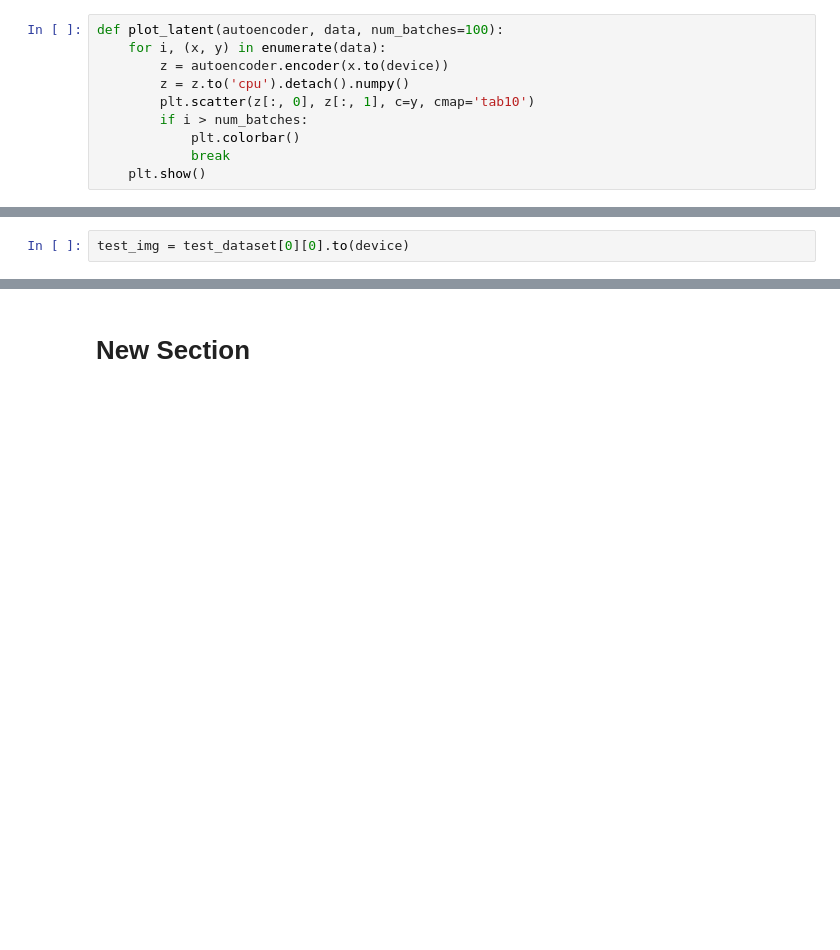
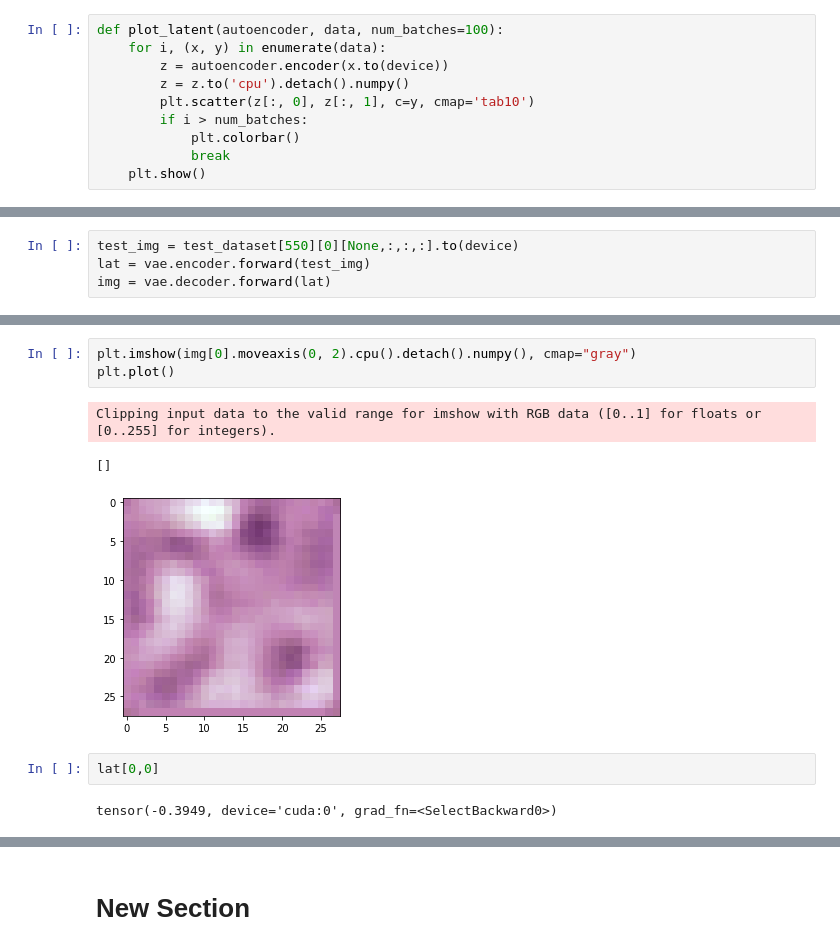
Before and after one commit to RuHae/TGM_Project, a Jupyter notebook: Code/playbook.ipynb, the cells around one changed output, grey strips where cells are left out. Cells and saved outputs as stored; diff of their text form; blank space fills up the shorter version.

```diff
--- a/Code/playbook.ipynb
+++ b/Code/playbook.ipynb
@@ -129,2 +147,4 @@ torch.Size([1, 3, 28, 28])
 # %%
-test_img = test_dataset[0][0].to(device)
+test_img = test_dataset[550][0][None,:,:,:].to(device)
+lat = vae.encoder.forward(test_img)
+img = vae.decoder.forward(lat)
@@ -141,0 +157,11 @@ Clipping input data to the valid range for imshow with RGB data ([0..1] for floa
+# %%
+plt.imshow(img[0].moveaxis(0, 2).cpu().detach().numpy(), cmap="gray")
+plt.plot()
+# %% [output]
+Clipping input data to the valid range for imshow with RGB data ([0..1] for floats or [0..255] for integers).
+[]
+[figure, added]
+# %%
+lat[0,0]
+# %% [output]
+tensor(-0.3949, device='cuda:0', grad_fn=<SelectBackward0>)
```
Also changed, not shown: parts of 14 cells of this notebook, 1 other file.
